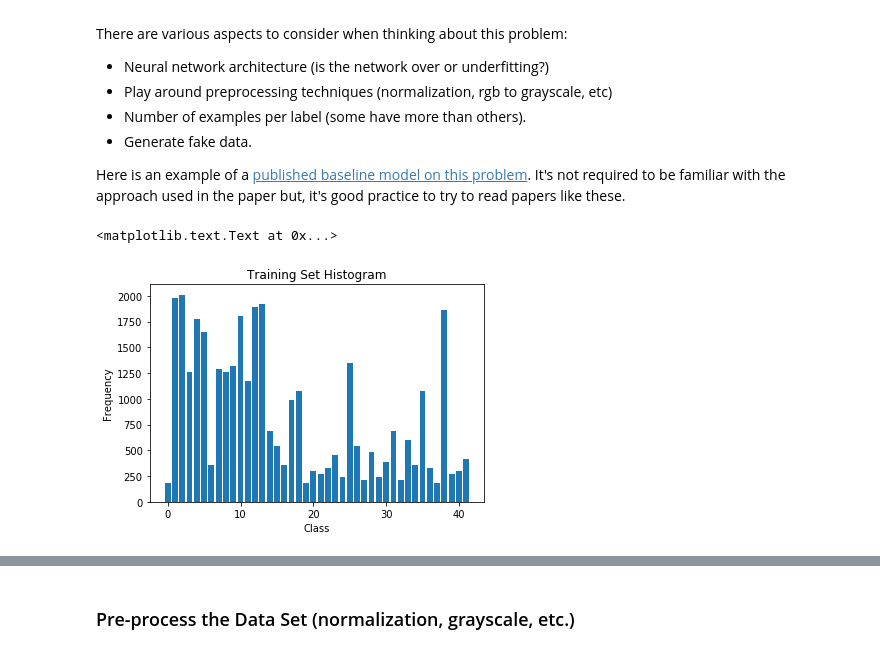
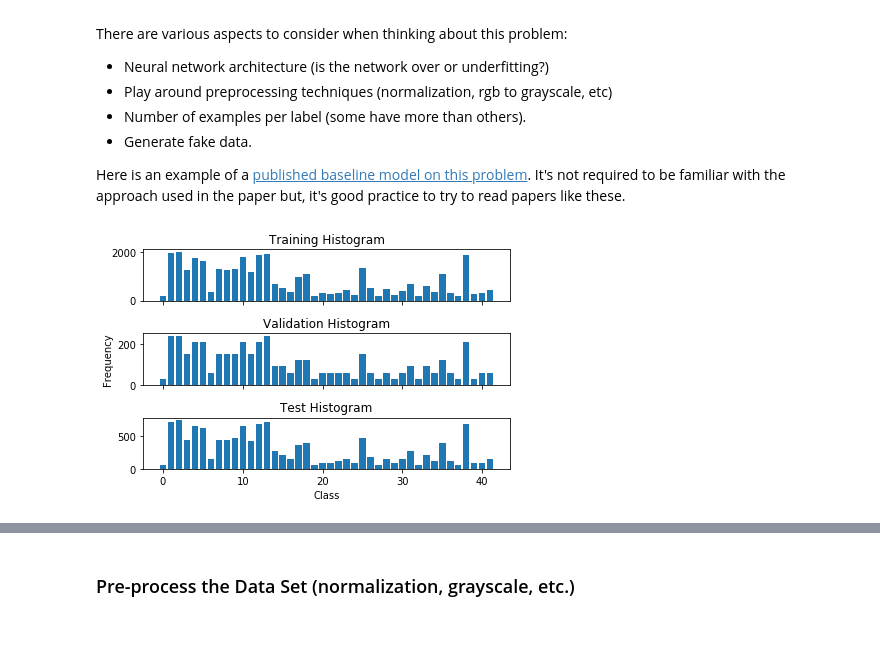
Before and after one commit to AjinkyaBhave/CarND_P2_ClassifySigns, a Jupyter notebook: Traffic_Sign_Classifier.ipynb, the cells around one changed output, grey strips where cells are left out. Drawn from its saved outputs; the diff is of its cells as text; code cells hidden in the pictures.

```diff
--- a/Traffic_Sign_Classifier.ipynb
+++ b/Traffic_Sign_Classifier.ipynb
@@ -119,15 +107,23 @@ Here is an example of a [published baseline model on this problem](http://yann.l
 # %%
 ### Data exploration visualization code goes here.
 ### Feel free to use as many code cells as needed.
 import matplotlib.pyplot as plt
 # Visualizations will be shown in the notebook.
 %matplotlib inline
 
+f, (ax1, ax2, ax3) = plt.subplots(3, sharex=True)
 hist, bins = np.histogram(y_train, bins = range(n_classes))
-plt.bar(bins[:-1], hist)
-plt.title("Training Set Histogram")
+ax1.bar(bins[:-1], hist)
+ax1.set_title('Training Histogram')
+hist, bins = np.histogram(y_valid, bins = range(n_classes))
+ax2.bar(bins[:-1], hist)
+ax2.set_title('Validation Histogram')
+ax2.set_ylabel('Frequency')
+hist, bins = np.histogram(y_test, bins = range(n_classes))
+ax3.bar(bins[:-1], hist)
+ax3.set_title('Test Histogram')
 plt.xlabel("Class")
-plt.ylabel("Frequency")
+plt.tight_layout()
+plt.show()
 # %% [output]
-<matplotlib.text.Text at 0x...>
-[figure, old version]
+[figure, new version]
```
Also changed, not shown: parts of 15 cells of this notebook.
